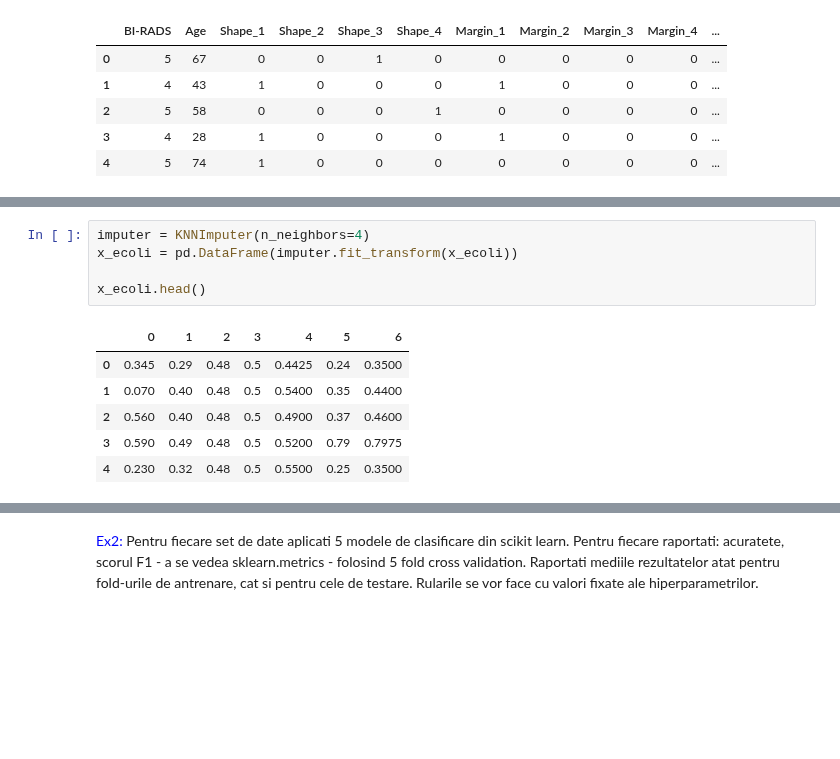
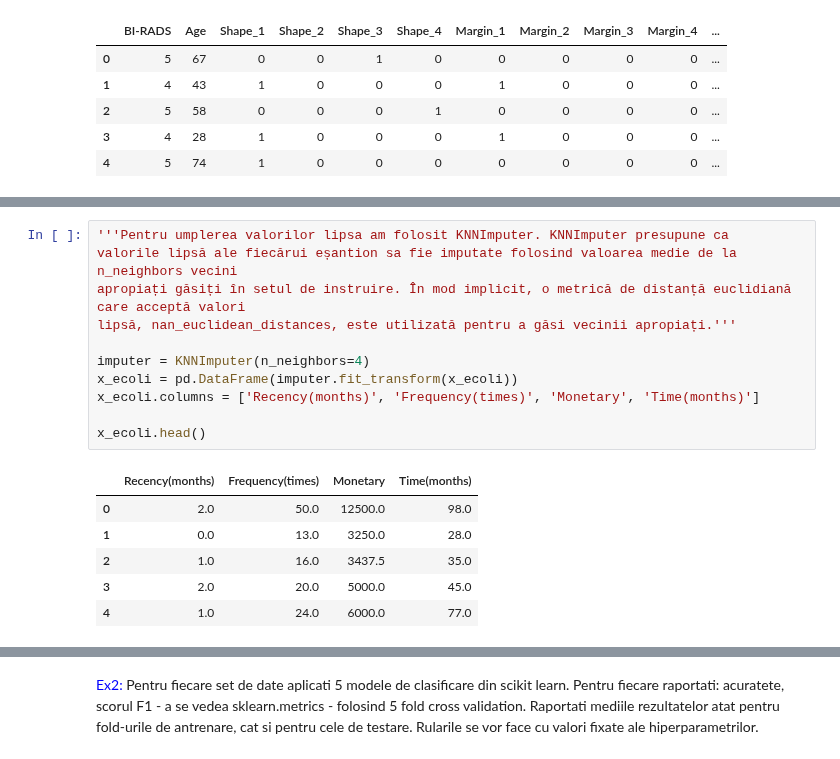
Before and after one commit to Bianca008/IDS_Lixandru_Pepene, a Jupyter notebook: Laborator6.ipynb, the cells around one changed output, grey strips where cells are left out. Drawn from its saved outputs; the diff is of its cells as text; blank space fills up the shorter version.

```diff
--- a/Laborator6.ipynb
+++ b/Laborator6.ipynb
@@ -318,15 +317,21 @@ x_ecoli.head()
-# %%
-imputer = KNNImputer(n_neighbors=4)
-x_ecoli = pd.DataFrame(imputer.fit_transform(x_ecoli))
-
-x_ecoli.head()
-# %% [output]
-|  | 0 | 1 | 2 | 3 | 4 | 5 | 6 |
-| 0 | 0.345 | 0.29 | 0.48 | 0.5 | 0.4425 | 0.24 | 0.3500 |
-| 1 | 0.070 | 0.40 | 0.48 | 0.5 | 0.5400 | 0.35 | 0.4400 |
-| 2 | 0.560 | 0.40 | 0.48 | 0.5 | 0.4900 | 0.37 | 0.4600 |
-| 3 | 0.590 | 0.49 | 0.48 | 0.5 | 0.5200 | 0.79 | 0.7975 |
-| 4 | 0.230 | 0.32 | 0.48 | 0.5 | 0.5500 | 0.25 | 0.3500 |
+# %%
+'''Pentru umplerea valorilor lipsa am folosit KNNImputer. KNNImputer presupune ca
+valorile lipsă ale fiecărui eșantion sa fie imputate folosind valoarea medie de la n_neighbors vecini
+apropiați găsiți în setul de instruire. În mod implicit, o metrică de distanță euclidiană care acceptă valori
+lipsă, nan_euclidean_distances, este utilizată pentru a găsi vecinii apropiați.'''
+
+imputer = KNNImputer(n_neighbors=4)
+x_ecoli = pd.DataFrame(imputer.fit_transform(x_ecoli))
+x_ecoli.columns = ['Recency(months)', 'Frequency(times)', 'Monetary', 'Time(months)']
+
+x_ecoli.head()
+# %% [output]
+|  | Recency(months) | Frequency(times) | Monetary | Time(months) |
+| 0 | 2.0 | 50.0 | 12500.0 | 98.0 |
+| 1 | 0.0 | 13.0 | 3250.0 | 28.0 |
+| 2 | 1.0 | 16.0 | 3437.5 | 35.0 |
+| 3 | 2.0 | 20.0 | 5000.0 | 45.0 |
+| 4 | 1.0 | 24.0 | 6000.0 | 77.0 |
 # %%
 x_ecoli.info()
 # %% [output]
```
Also changed, not shown: parts of 71 cells of this notebook.
